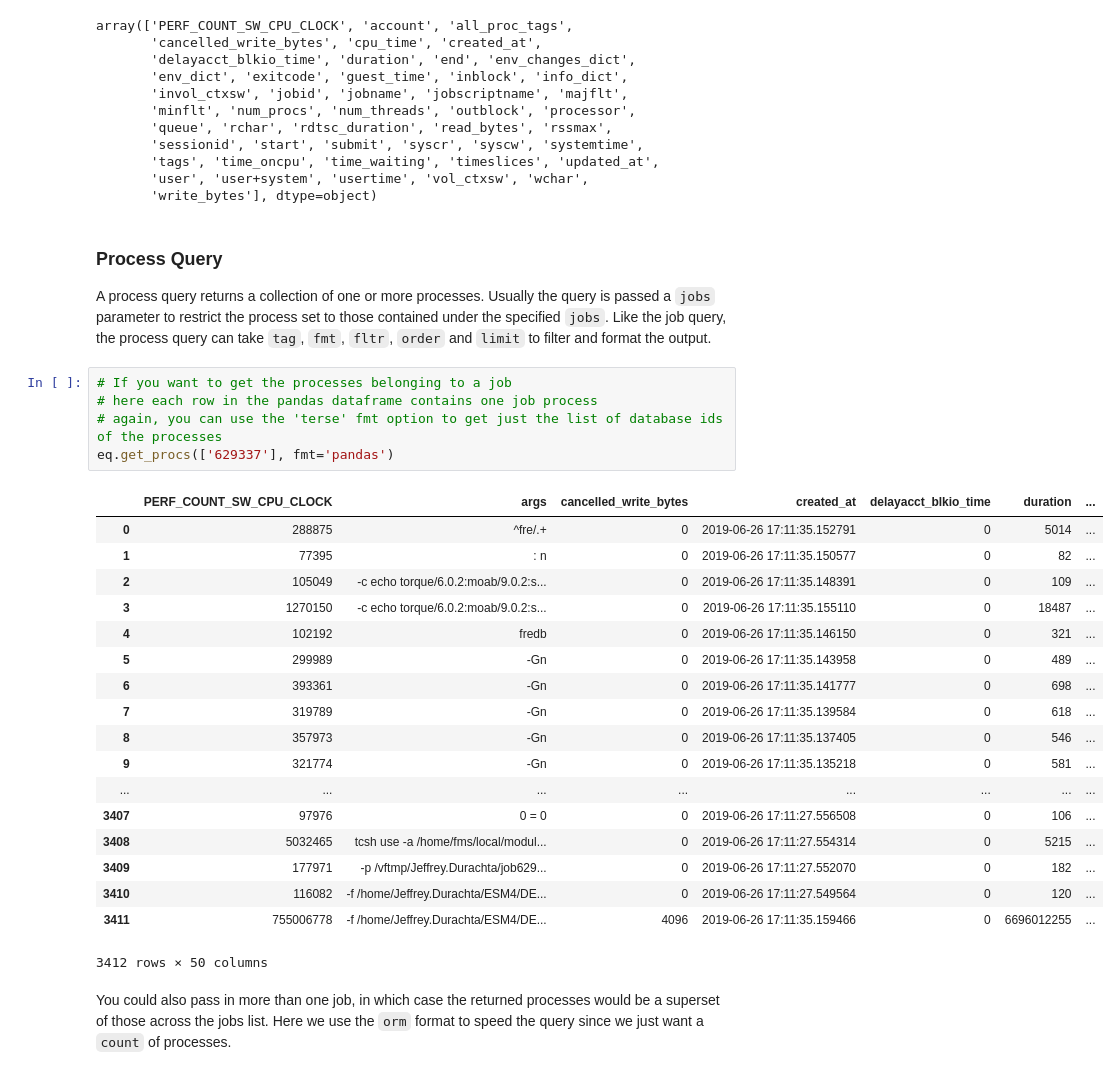
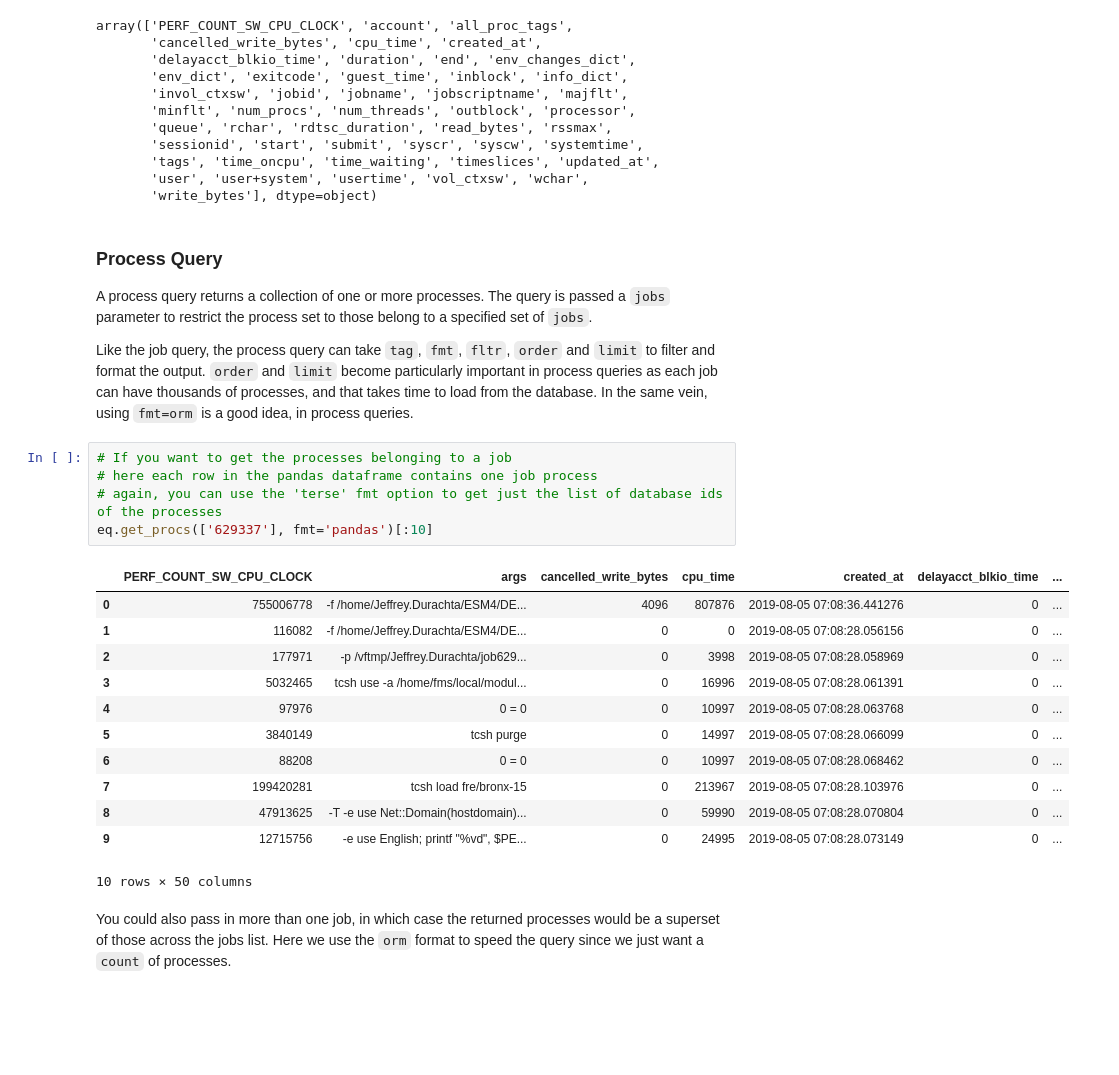
Before and after one commit to ilaflott/epmt, a Jupyter notebook: Query-API.ipynb, the cells around one changed output. Saved outputs shown, nothing was run; the diff lists cells and outputs as text; blank space fills up the shorter version.

```diff
--- a/Query-API.ipynb
+++ b/Query-API.ipynb
@@ -270,34 +318,33 @@ array(['PERF_COUNT_SW_CPU_CLOCK', 'account', 'all_proc_tags',
 # %% [markdown]
 ### <a name="process-query">Process Query</a>
 
-A process query returns a collection of one or more processes. Usually the query is
-passed a `jobs` parameter to restrict the process set to those contained under the
-specified `jobs`. Like the job query, the process query can take `tag`, `fmt`,
-`fltr`, `order` and `limit` to filter and format the output.
+A process query returns a collection of one or more processes. The query is
+passed a `jobs` parameter to restrict the process set to those belong to a
+specified set of `jobs`.
+
+Like the job query, the process query can take `tag`, `fmt`,
+`fltr`, `order` and `limit` to filter and format the output. `order` and `limit` become
+particularly important in process queries as each job can have thousands of processes,
+and that takes time to load from the database. In the same vein, using `fmt=orm` is a good
+idea, in process queries.
 # %%
 # If you want to get the processes belonging to a job
 # here each row in the pandas dataframe contains one job process
 # again, you can use the 'terse' fmt option to get just the list of database ids of the processes
-eq.get_procs(['629337'], fmt='pandas')
+eq.get_procs(['629337'], fmt='pandas')[:10]
 # %% [output]
-|  | PERF_COUNT_SW_CPU_CLOCK | args | cancelled_write_bytes | created_at | delayacct_blkio_time | duration | ... |
-| 0 | 288875 | ^fre/.+ | 0 | 2019-06-26 17:11:35.152791 | 0 | 5014 | ... |
-| 1 | 77395 | : n | 0 | 2019-06-26 17:11:35.150577 | 0 | 82 | ... |
-| 2 | 105049 | -c echo torque/6.0.2:moab/9.0.2:s... | 0 | 2019-06-26 17:11:35.148391 | 0 | 109 | ... |
-| 3 | 1270150 | -c echo torque/6.0.2:moab/9.0.2:s... | 0 | 2019-06-26 17:11:35.155110 | 0 | 18487 | ... |
-| 4 | 102192 | fredb | 0 | 2019-06-26 17:11:35.146150 | 0 | 321 | ... |
-| 5 | 299989 | -Gn | 0 | 2019-06-26 17:11:35.143958 | 0 | 489 | ... |
-| 6 | 393361 | -Gn | 0 | 2019-06-26 17:11:35.141777 | 0 | 698 | ... |
-| 7 | 319789 | -Gn | 0 | 2019-06-26 17:11:35.139584 | 0 | 618 | ... |
-| 8 | 357973 | -Gn | 0 | 2019-06-26 17:11:35.137405 | 0 | 546 | ... |
-| 9 | 321774 | -Gn | 0 | 2019-06-26 17:11:35.135218 | 0 | 581 | ... |
-| ... | ... | ... | ... | ... | ... | ... | ... |
-| 3407 | 97976 | 0 = 0 | 0 | 2019-06-26 17:11:27.556508 | 0 | 106 | ... |
-| 3408 | 5032465 | tcsh use -a /home/fms/local/modul... | 0 | 2019-06-26 17:11:27.554314 | 0 | 5215 | ... |
-| 3409 | 177971 | -p /vftmp/Jeffrey.Durachta/job629... | 0 | 2019-06-26 17:11:27.552070 | 0 | 182 | ... |
-| 3410 | 116082 | -f /home/Jeffrey.Durachta/ESM4/DE... | 0 | 2019-06-26 17:11:27.549564 | 0 | 120 | ... |
-| 3411 | 755006778 | -f /home/Jeffrey.Durachta/ESM4/DE... | 4096 | 2019-06-26 17:11:35.159466 | 0 | 6696012255 | ... |
+|  | PERF_COUNT_SW_CPU_CLOCK | args | cancelled_write_bytes | cpu_time | created_at | delayacct_blkio_time | ... |
+| 0 | 755006778 | -f /home/Jeffrey.Durachta/ESM4/DE... | 4096 | 807876 | 2019-08-05 07:08:36.441276 | 0 | ... |
+| 1 | 116082 | -f /home/Jeffrey.Durachta/ESM4/DE... | 0 | 0 | 2019-08-05 07:08:28.056156 | 0 | ... |
+| 2 | 177971 | -p /vftmp/Jeffrey.Durachta/job629... | 0 | 3998 | 2019-08-05 07:08:28.058969 | 0 | ... |
+| 3 | 5032465 | tcsh use -a /home/fms/local/modul... | 0 | 16996 | 2019-08-05 07:08:28.061391 | 0 | ... |
+| 4 | 97976 | 0 = 0 | 0 | 10997 | 2019-08-05 07:08:28.063768 | 0 | ... |
+| 5 | 3840149 | tcsh purge | 0 | 14997 | 2019-08-05 07:08:28.066099 | 0 | ... |
+| 6 | 88208 | 0 = 0 | 0 | 10997 | 2019-08-05 07:08:28.068462 | 0 | ... |
+| 7 | 199420281 | tcsh load fre/bronx-15 | 0 | 213967 | 2019-08-05 07:08:28.103976 | 0 | ... |
+| 8 | 47913625 | -T -e use Net::Domain(hostdomain)... | 0 | 59990 | 2019-08-05 07:08:28.070804 | 0 | ... |
+| 9 | 12715756 | -e use English; printf "%vd", $PE... | 0 | 24995 | 2019-08-05 07:08:28.073149 | 0 | ... |
-3412 rows × 50 columns
+10 rows × 50 columns
 # %% [markdown]
 You could also pass in more than one job, in which case the returned processes
 would be a superset of those across the jobs list. Here we use the `orm` format
```
Also changed, not shown: parts of 82 cells of this notebook, 1 other file.
